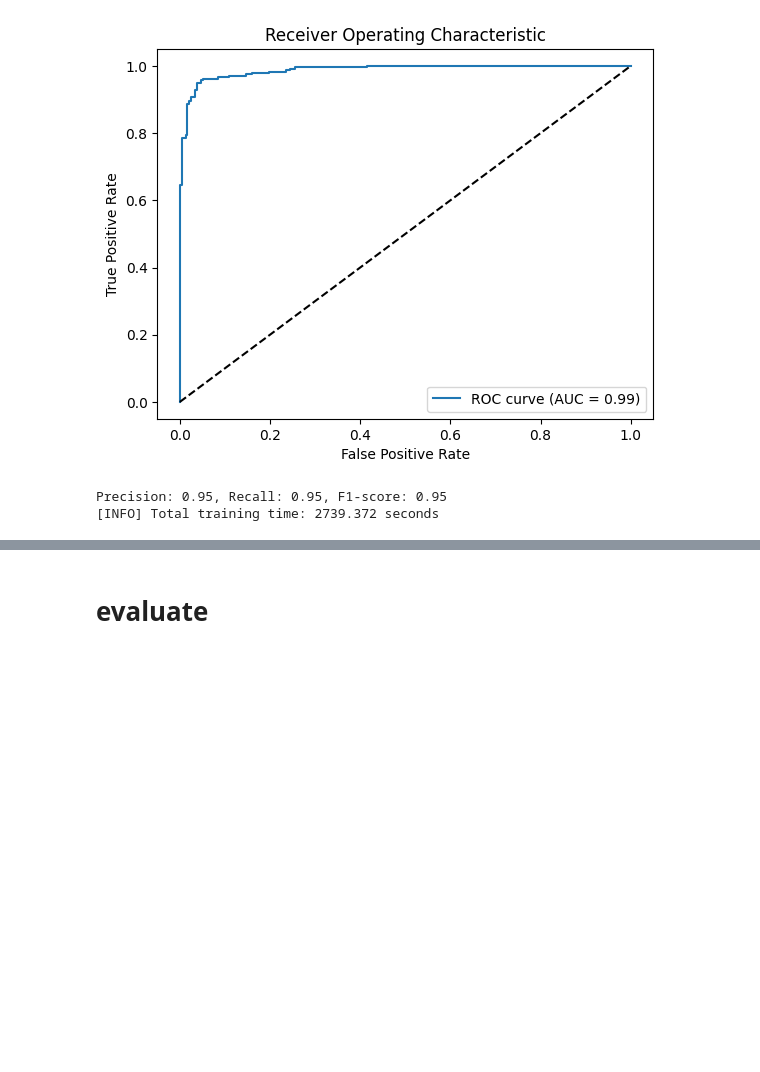
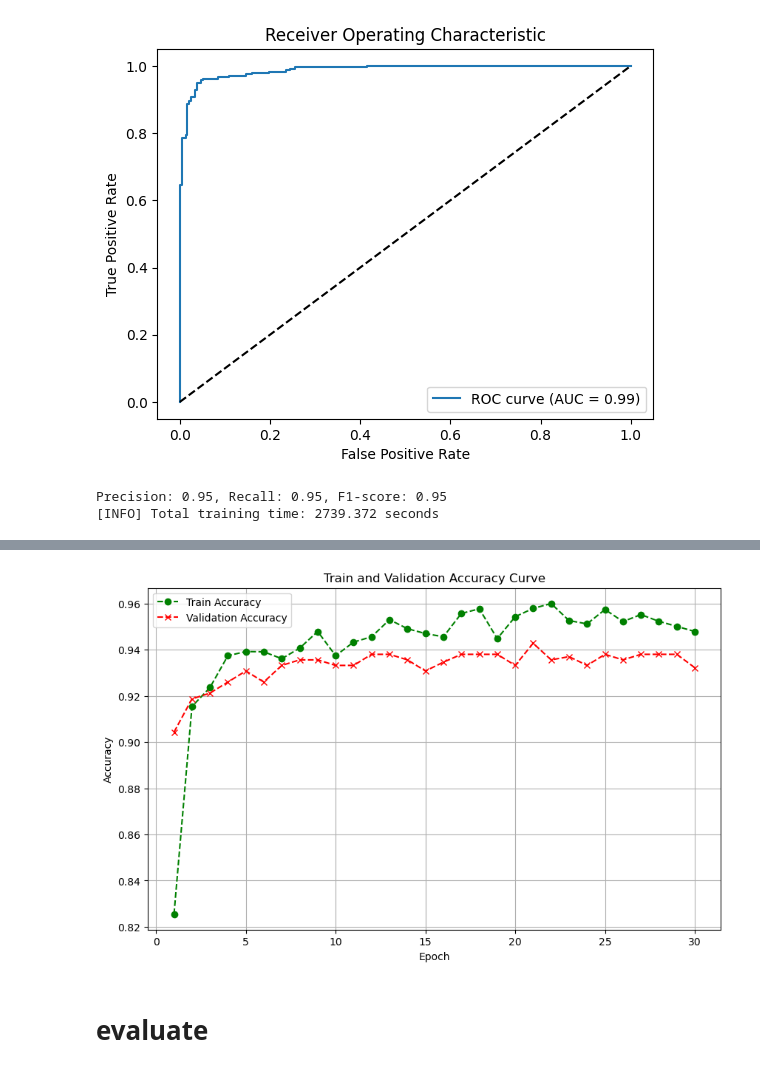
Before and after one commit to ABDELHALIM9/deep-learing-project, a Jupyter notebook: dense-net-finetune (1).ipynb, the cells around one changed output, grey strips where cells are left out. Cells and saved outputs as stored; diff of their text form; code cells hidden in the pictures; blank space fills up the shorter version.

```diff
--- a/dense-net-finetune (1).ipynb
+++ b/dense-net-finetune (1).ipynb
@@ -771,3 +789,17 @@ Precision: 0.95, Recall: 0.95, F1-score: 0.95
+# %%
+
+# Create the plot
+plt.figure(figsize=(10, 6))
+plt.plot(epochs, results["train_acc"], label='Train Accuracy', color='green', marker='o', linestyle='dashed')
+plt.plot(epochs, results["val_acc"], label='Validation Accuracy', color='red', marker='x', linestyle='dashed')
+plt.title('Train and Validation Accuracy Curve')
+plt.xlabel('Epoch')
+plt.ylabel('Accuracy')
+plt.legend()
+plt.grid(True)
+plt.show()
+# %% [output]
+[figure, added]
 # %% [markdown]
 # evaluate
 # %%
```
Also changed, not shown: parts of 1 cell of this notebook.
